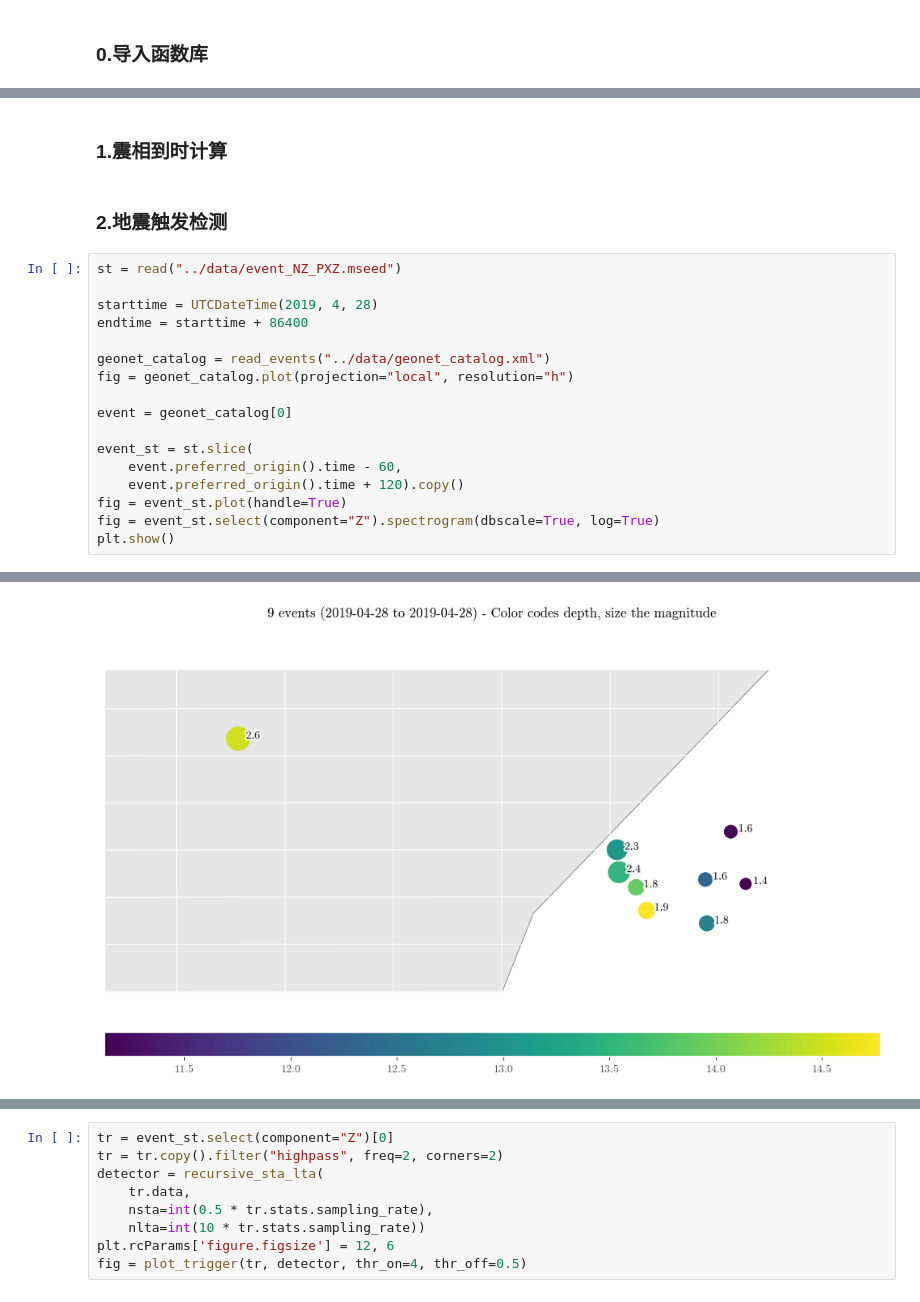
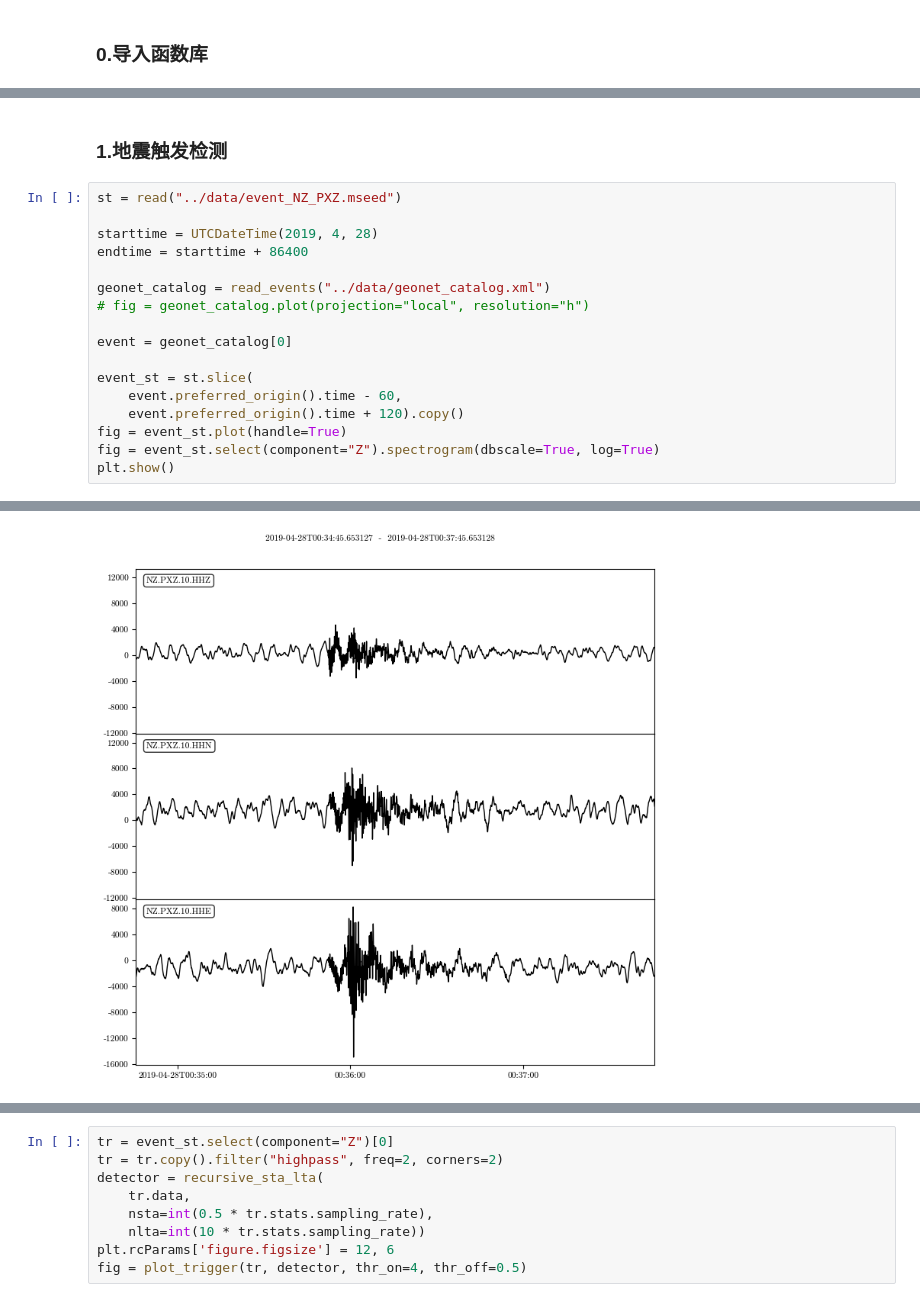
Before and after one commit to sssfeather/exerc, a Jupyter notebook: ipynb/ex_08_earthquake_detection.ipynb, the cells around one changed output, grey strips where cells are left out. Saved outputs shown, nothing was run; the diff lists cells and outputs as text.

```diff
--- a/ipynb/ex_08_earthquake_detection.ipynb
+++ b/ipynb/ex_08_earthquake_detection.ipynb
@@ -31,9 +35,7 @@ def extract_detections(tr, detection_times, pre_detection=10, post_detection=100
                      detection + post_detection).copy())
     return detections
 # %% [markdown]
-### 1.震相到时计算
+### 1.地震触发检测
-# %% [markdown]
-### 2.地震触发检测
 # %%
 st = read("../data/event_NZ_PXZ.mseed")
 
@@ -41,7 +43,7 @@ starttime = UTCDateTime(2019, 4, 28)
 endtime = starttime + 86400
 
 geonet_catalog = read_events("../data/geonet_catalog.xml")
-fig = geonet_catalog.plot(projection="local", resolution="h")
+# fig = geonet_catalog.plot(projection="local", resolution="h")
 
 event = geonet_catalog[0]
 
@@ -56 +57 @@ GeoNet has 9 events between 2019-04-28T00:00:00.000000Z and 2019-04-29T00:00:00.
-[figure, old version]
+[figure, new version]
```
Also changed, not shown: parts of 10 cells of this notebook, 24 other files.
